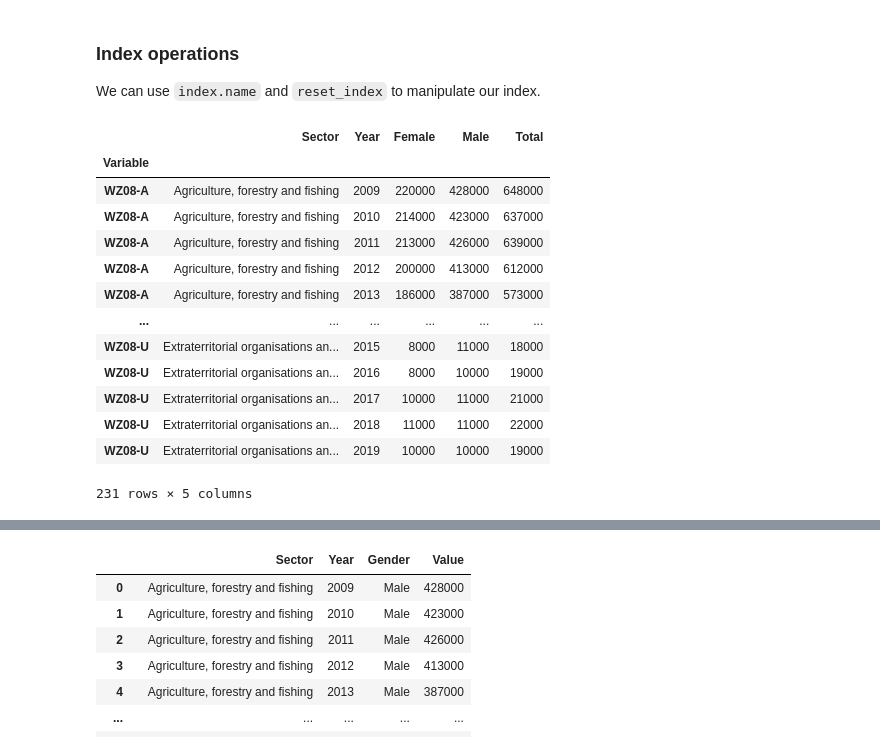
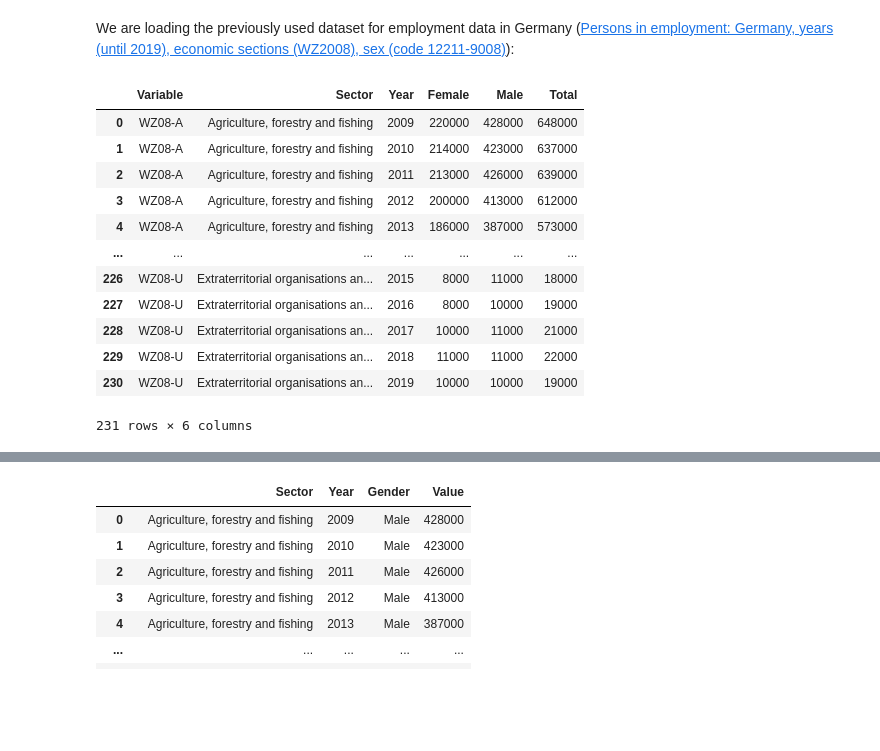
Before and after one commit to bvanelli/python-for-data-analysis, a Jupyter notebook: lessons/lesson09.ipynb, the cells around one changed output, grey strips where cells are left out. Saved outputs shown, nothing was run; the diff lists cells and outputs as text; code cells hidden in the pictures; blank space fills up the shorter version.

```diff
--- a/lessons/lesson09.ipynb
+++ b/lessons/lesson09.ipynb
@@ -46,26 +54,23 @@ import seaborn as sns
 # %%
 # set max rows
 pd.set_option("display.max_rows", 20)
-# %% [markdown]
-### Index operations
-
-We can use `index.name` and `reset_index` to manipulate our index.
+# %% [markdown]
+We are loading the previously used dataset for employment data in Germany ([Persons in employment: Germany, years (until 2019), economic sections (WZ2008), sex (code 12211-9008)](https://www-genesis.destatis.de/datenbank/online/url/6799e981)):
 # %%
 # create dataframe
-df = pd.read_csv("../data/employment-12211-9008_en.csv", index_col=0)
+df = pd.read_csv("../data/employment-12211-9008_en.csv")
 df
 # %% [output]
-|  | Sector | Year | Female | Male | Total |
-| Variable |  |  |  |  |  |
-| WZ08-A | Agriculture, forestry and fishing | 2009 | 220000 | 428000 | 648000 |
-| WZ08-A | Agriculture, forestry and fishing | 2010 | 214000 | 423000 | 637000 |
-| WZ08-A | Agriculture, forestry and fishing | 2011 | 213000 | 426000 | 639000 |
-| WZ08-A | Agriculture, forestry and fishing | 2012 | 200000 | 413000 | 612000 |
-| WZ08-A | Agriculture, forestry and fishing | 2013 | 186000 | 387000 | 573000 |
-| ... | ... | ... | ... | ... | ... |
-| WZ08-U | Extraterritorial organisations an... | 2015 | 8000 | 11000 | 18000 |
-| WZ08-U | Extraterritorial organisations an... | 2016 | 8000 | 10000 | 19000 |
-| WZ08-U | Extraterritorial organisations an... | 2017 | 10000 | 11000 | 21000 |
-| WZ08-U | Extraterritorial organisations an... | 2018 | 11000 | 11000 | 22000 |
-| WZ08-U | Extraterritorial organisations an... | 2019 | 10000 | 10000 | 19000 |
+|  | Variable | Sector | Year | Female | Male | Total |
+| 0 | WZ08-A | Agriculture, forestry and fishing | 2009 | 220000 | 428000 | 648000 |
+| 1 | WZ08-A | Agriculture, forestry and fishing | 2010 | 214000 | 423000 | 637000 |
+| 2 | WZ08-A | Agriculture, forestry and fishing | 2011 | 213000 | 426000 | 639000 |
+| 3 | WZ08-A | Agriculture, forestry and fishing | 2012 | 200000 | 413000 | 612000 |
+| 4 | WZ08-A | Agriculture, forestry and fishing | 2013 | 186000 | 387000 | 573000 |
+| ... | ... | ... | ... | ... | ... | ... |
+| 226 | WZ08-U | Extraterritorial organisations an... | 2015 | 8000 | 11000 | 18000 |
+| 227 | WZ08-U | Extraterritorial organisations an... | 2016 | 8000 | 10000 | 19000 |
+| 228 | WZ08-U | Extraterritorial organisations an... | 2017 | 10000 | 11000 | 21000 |
+| 229 | WZ08-U | Extraterritorial organisations an... | 2018 | 11000 | 11000 | 22000 |
+| 230 | WZ08-U | Extraterritorial organisations an... | 2019 | 10000 | 10000 | 19000 |
-231 rows × 5 columns
+231 rows × 6 columns
```
Also changed, not shown: parts of 73 cells of this notebook.
